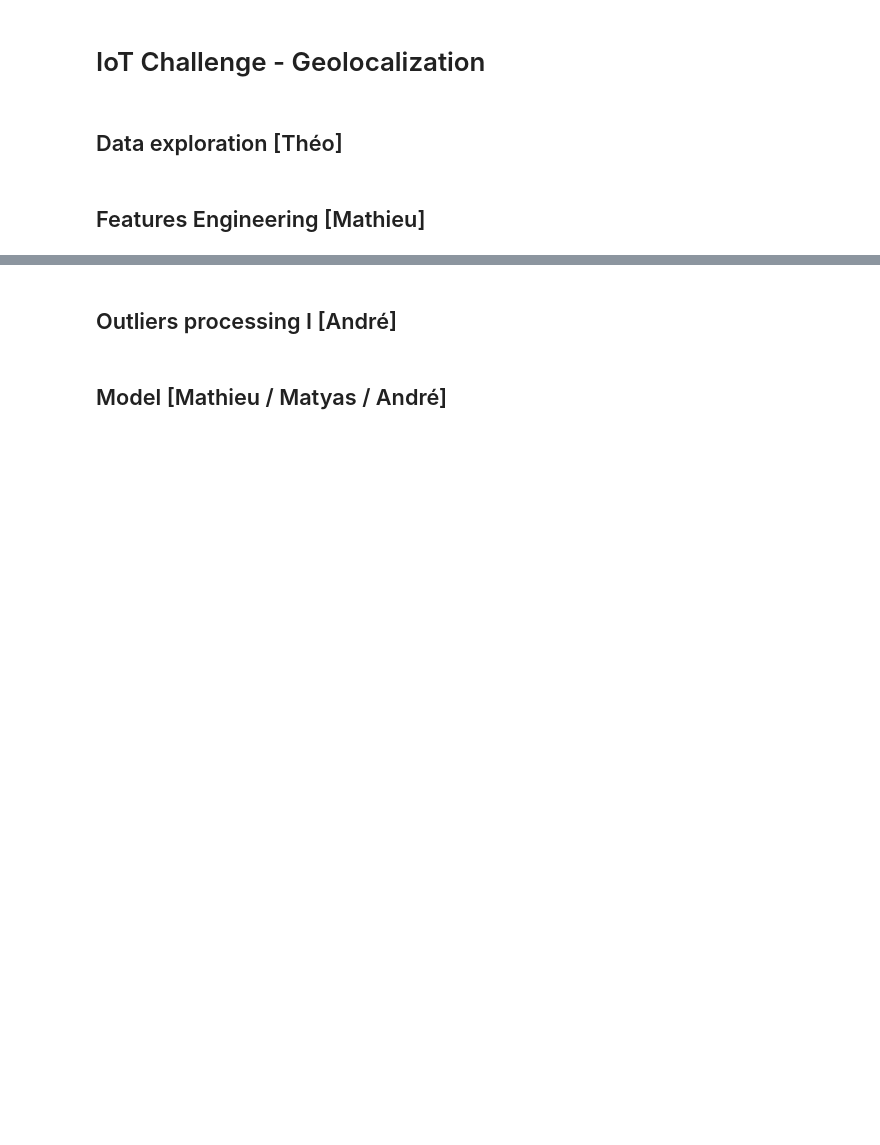
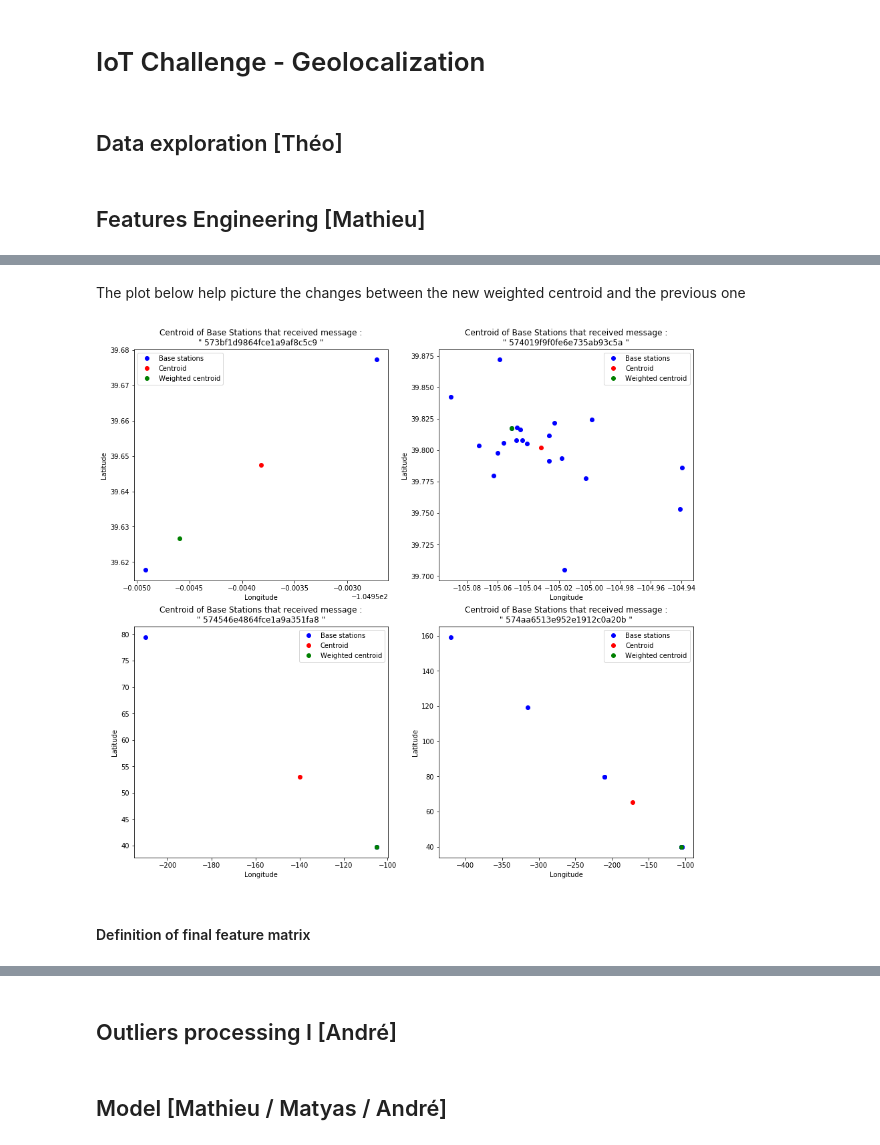
Before and after one commit to mathieubruniquel/IoT_Challenge, a Jupyter notebook: IoT_Geolocalization.ipynb, the cells around one changed output, grey strips where cells are left out. Saved outputs shown, nothing was run; the diff lists cells and outputs as text; code cells hidden in the pictures; blank space fills up the shorter version.

```diff
--- a/IoT_Geolocalization.ipynb
+++ b/IoT_Geolocalization.ipynb
@@ -25,0 +115,10 @@ pos_train = pd.read_csv('pos_train_list.csv') # position associated to train set
+# %%
+# Definition of centroid of latitude and longitude of base stations for each message
+centroid_bs_lat = []
+centroid_bs_lng = []
+
+for i in range(df_feat.shape[0]):
+    base_lat = [x for x in df_feat[list(newcolumns_lat.values())].iloc[i] if x!=0]
+    base_lng = [x for x in df_feat[list(newcolumns_lng.values())].iloc[i] if x!=0]
+    centroid_bs_lat.append(np.mean(base_lat))
+    centroid_bs_lng.append(np.mean(base_lng))
@@ -31,0 +143,18 @@ pos_train = pd.read_csv('pos_train_list.csv') # position associated to train set
+# %%
+# Creating new_rssi columns
+df_mess_train['new_rssi'] = np.sqrt(np.exp(df_mess_train['rssi'] ))
+
+newcolumns_newrssi = {col : "new_rssi_"+str(col) for col in data_baseid.columns}
+data_new_rssi = data_baseid.rename(columns=newcolumns_newrssi)
+
+for col in data_new_rssi.columns :
+    data_new_rssi[col] = data_new_rssi[col]*df_mess_train['new_rssi']
+
+# Rebuilding the feature dataframe
+new_df = df_mess_train['messid']
+new_df = pd.concat([new_df, data_latid, data_lngid, data_rssi, data_new_rssi, data_nseq], axis=1)
+
+## Grouping by messid
+df_feat = new_df.groupby('messid').agg('sum')
+df_feat["centroid_bs_lat"] = centroid_bs_lat
+df_feat["centroid_bs_lng"] = centroid_bs_lng
@@ -31,0 +208,16 @@ pos_train = pd.read_csv('pos_train_list.csv') # position associated to train set
+# %% [markdown]
+The plot below help picture the changes between the new weighted centroid and the previous one
+# %%
+# Plot of the location of base stations and their centroid for a few message
+plt.figure(figsize=(15,14))
+
+for i in range(4):
+    plt.subplot(221+i)
+    plot_bases((i+5)*(10*i))
+    plt.plot(df_weigh['lng'].iloc[(i+5)*(10*i)], df_weigh['lat'].iloc[(i+5)*(10*i)], 'og', label='Weighted centroid')
+    plt.legend()
+plt.show()
+# %% [output]
+[figure, added]
+# %% [markdown]
+#### Definition of final feature matrix
```
Also changed, not shown: parts of 21 cells of this notebook.
